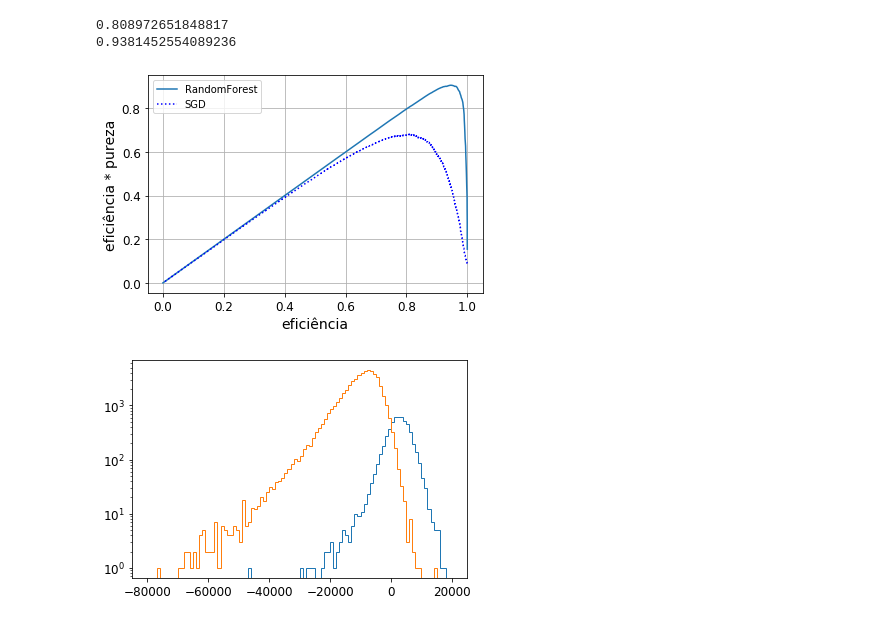
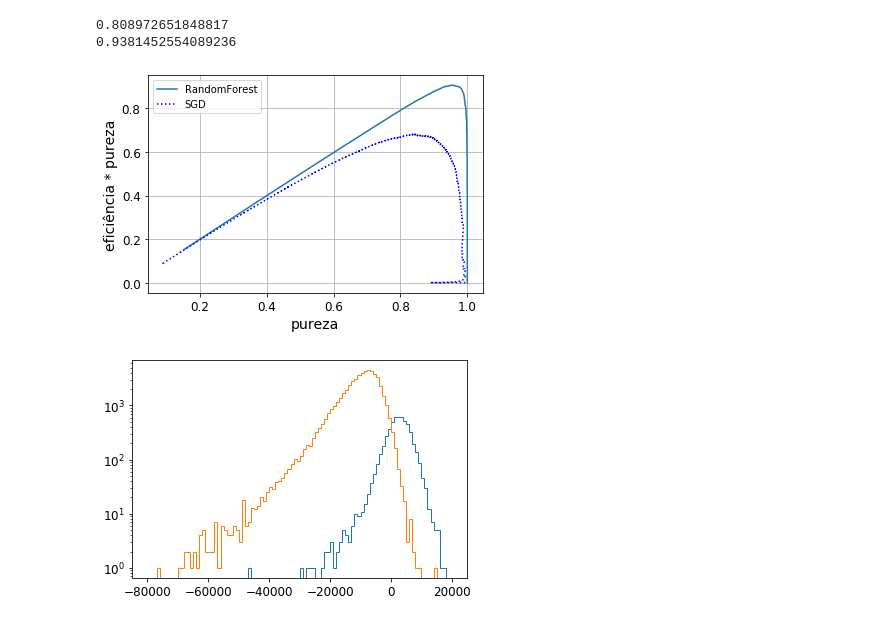
Before and after one commit to clemencia/ML4PPGF_UERJ, a Jupyter notebook: Medidas_de_Performance_Avaliacao_Modelos.ipynb, the cells around one changed output. Saved outputs shown, nothing was run; the diff lists cells and outputs as text; code cells hidden in the pictures.

```diff
--- a/Medidas_de_Performance_Avaliacao_Modelos.ipynb
+++ b/Medidas_de_Performance_Avaliacao_Modelos.ipynb
@@ -427,15 +427,15 @@ print(f1_score(y_train_5, y_pred_frst_90))
 0.808972651848817
 0.9381452554089236
 # %%
-plt.plot(rec_forest,prec_forest*rec_forest,label="RandomForest")
-plt.plot(recalls,precisions*recalls,"b:",label="SGD")
+plt.plot(prec_forest,prec_forest*rec_forest,label="RandomForest")
+plt.plot(precisions,precisions*recalls,"b:",label="SGD")
 plt.grid(True)
-plt.xlabel("eficiência")
+plt.xlabel("pureza")
 plt.ylabel("eficiência * pureza")
 plt.legend(loc="upper left")
 plt.show()
 # %% [output]
-[figure, old version]
+[figure, new version]
 # %%
 y_scores_only_signals = y_scores[y_train_5]
 y_scores_only_backg = y_scores[~y_train_5]
```
Also changed, not shown: parts of 14 cells of this notebook.
